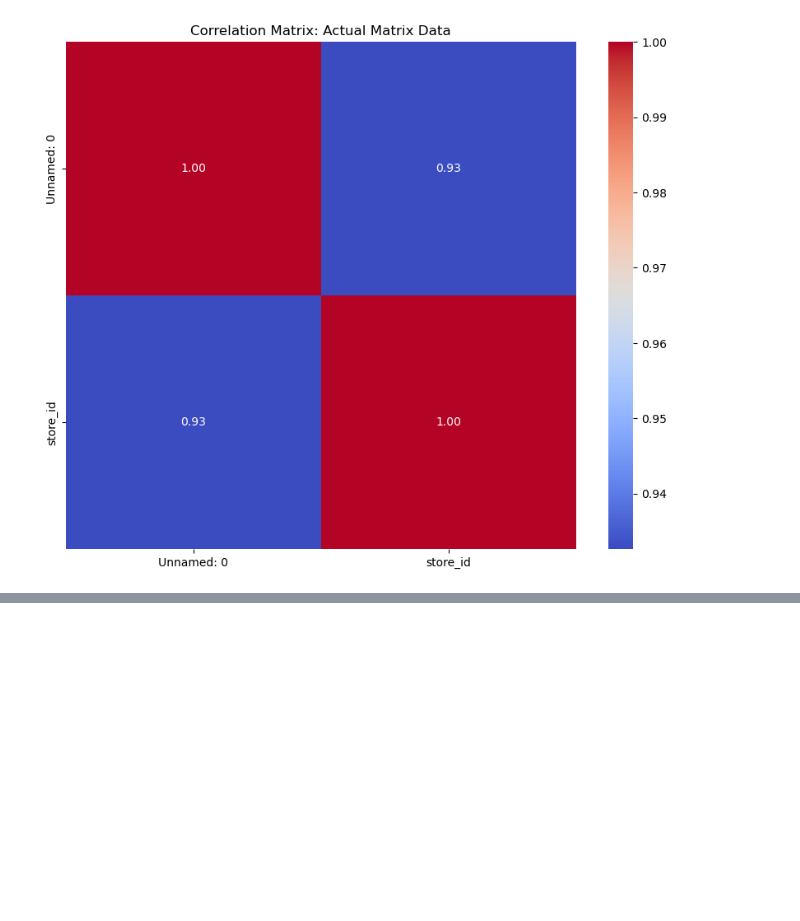
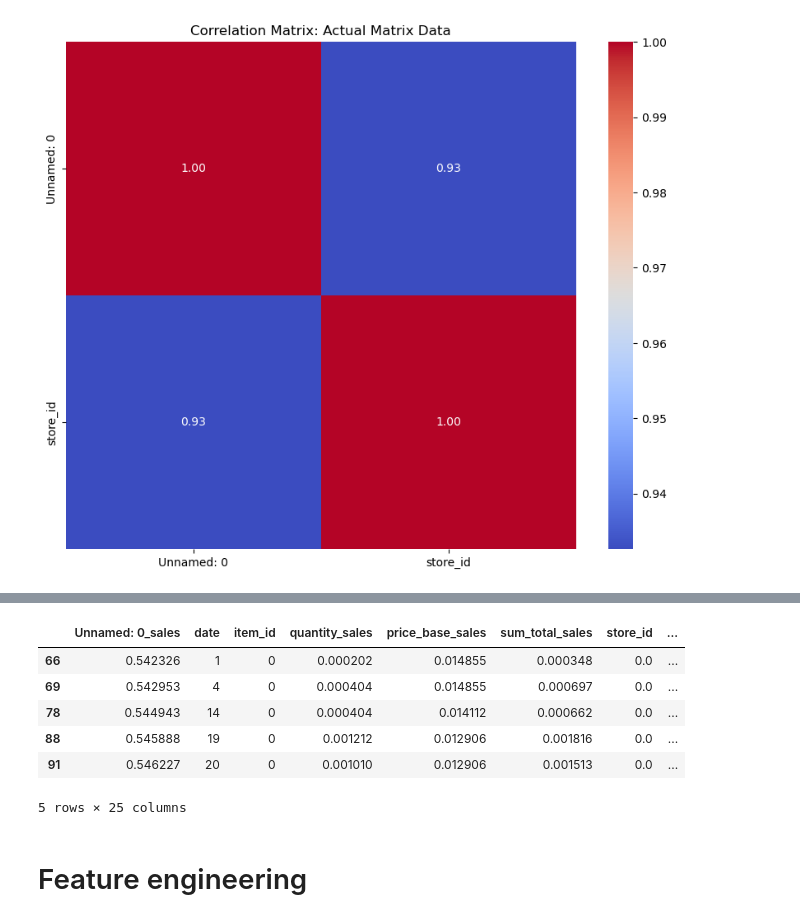
Before and after one commit to reagan-adajo/Capstone_Project, a Jupyter notebook: index.ipynb, the cells around one changed output, grey strips where cells are left out. Saved outputs shown, nothing was run; the diff lists cells and outputs as text; code cells hidden in the pictures; blank space fills up the shorter version.

Commit message:
Feature Engineering

```diff
--- a/index.ipynb
+++ b/index.ipynb
@@ -657,0 +365,26 @@ MemoryError:
+# %%
+from sklearn.preprocessing import LabelEncoder
+
+# Select categorical columns
+categorical_columns = merged_df.select_dtypes(include=['object']).columns
+
+# Initialize LabelEncoder
+label_encoder = LabelEncoder()
+
+# Apply LabelEncoder to each categorical column
+for col in categorical_columns:
+    merged_df[col] = merged_df[col].astype(str)  # Ensure all data is string type
+    merged_df[col] = label_encoder.fit_transform(merged_df[col])
+
+# Display the first few rows of the updated dataframe
+merged_df.head()
+# %% [output]
+|  | Unnamed: 0_sales | date | item_id | quantity_sales | price_base_sales | sum_total_sales | store_id | ... |
+| 66 | 0.542326 | 1 | 0 | 0.000202 | 0.014855 | 0.000348 | 0.0 | ... |
+| 69 | 0.542953 | 4 | 0 | 0.000404 | 0.014855 | 0.000697 | 0.0 | ... |
+| 78 | 0.544943 | 14 | 0 | 0.000404 | 0.014112 | 0.000662 | 0.0 | ... |
+| 88 | 0.545888 | 19 | 0 | 0.001212 | 0.012906 | 0.001816 | 0.0 | ... |
+| 91 | 0.546227 | 20 | 0 | 0.001010 | 0.012906 | 0.001513 | 0.0 | ... |
+5 rows × 25 columns
+# %% [markdown]
+# Feature engineering
```
Also changed, not shown: parts of 19 cells of this notebook, 1 other file.
